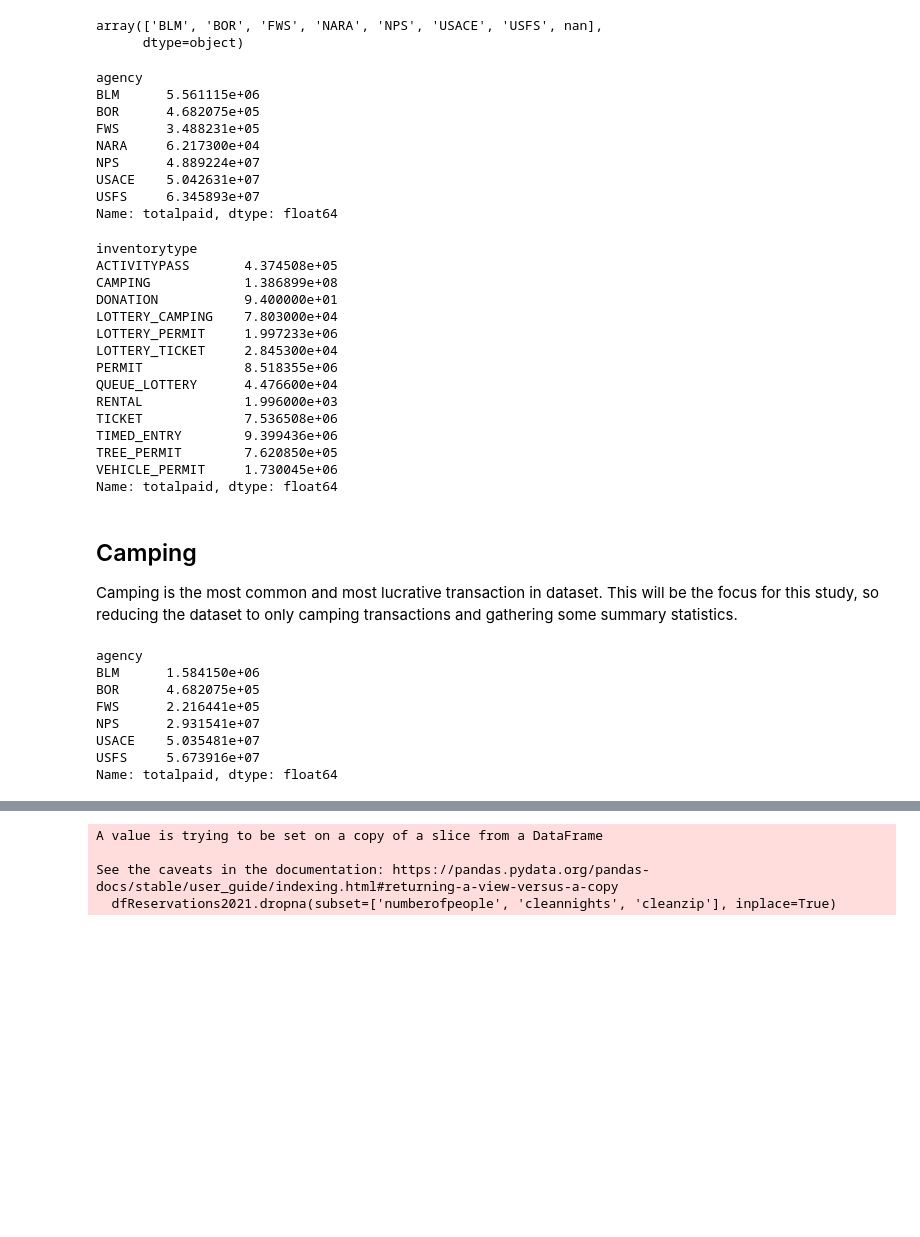
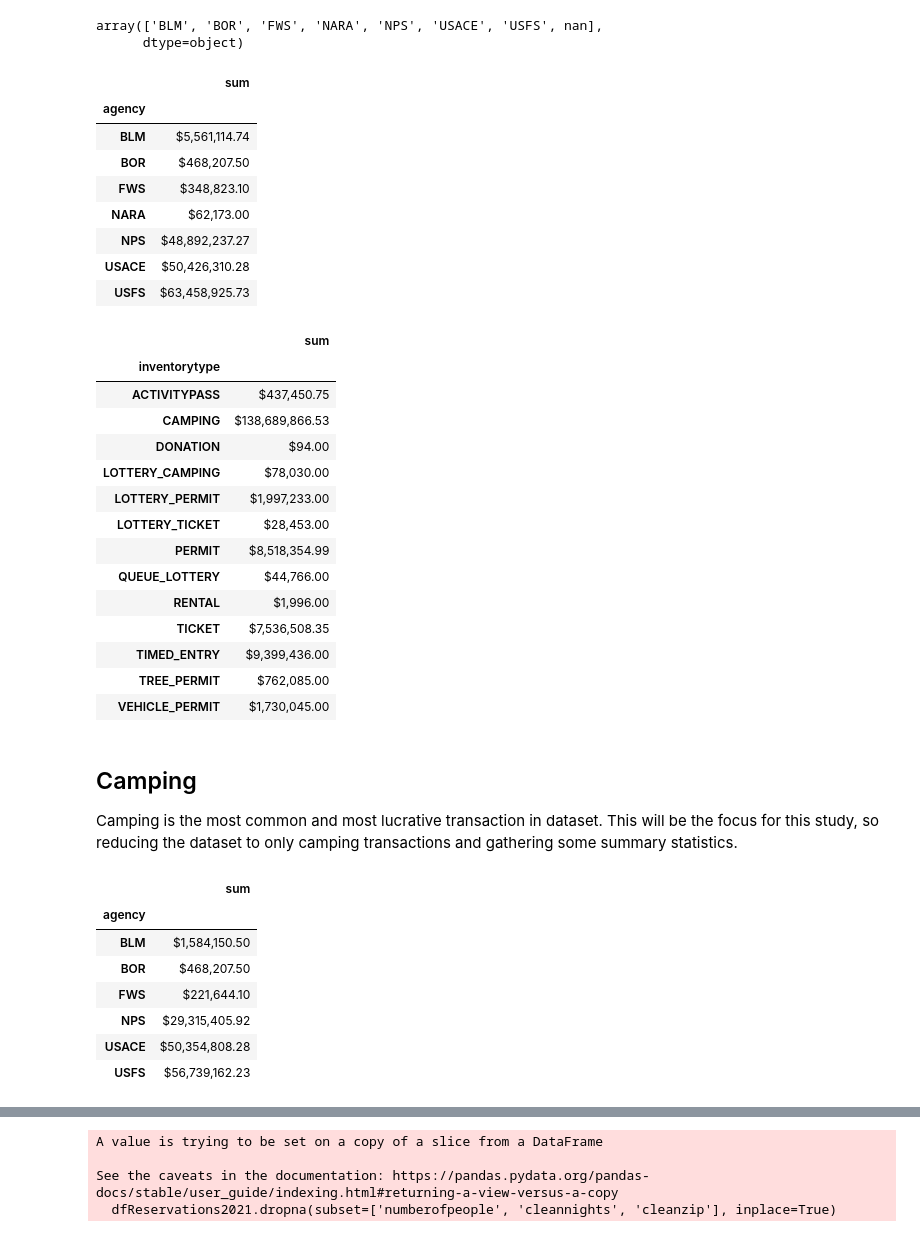
Before and after one commit to burgwyn/DATA602, a Jupyter notebook: Reservations.ipynb, the cells around one changed output, grey strips where cells are left out. Drawn from its saved outputs; the diff is of its cells as text; code cells hidden in the pictures; blank space fills up the shorter version.

```diff
--- a/Reservations.ipynb
+++ b/Reservations.ipynb
@@ -270,36 +247,36 @@ array(['BLM', 'BOR', 'FWS', 'NARA', 'NPS', 'USACE', 'USFS', nan],
       dtype=object)
 # %%
 # display revenue by agency
-dfReservations2021.groupby('agency')['totalpaid'].sum()
+(dfReservations2021.groupby('agency')['totalpaid'].agg(['sum']).style.format('${0:,.2f}'))
 # %% [output]
-agency
-BLM      5.561115e+06
-BOR      4.682075e+05
-FWS      3.488231e+05
-NARA     6.217300e+04
-NPS      4.889224e+07
-USACE    5.042631e+07
-USFS     6.345893e+07
-Name: totalpaid, dtype: float64
+|  | sum |
+| agency |  |
+| BLM | $5,561,114.74 |
+| BOR | $468,207.50 |
+| FWS | $348,823.10 |
+| NARA | $62,173.00 |
+| NPS | $48,892,237.27 |
+| USACE | $50,426,310.28 |
+| USFS | $63,458,925.73 |
 # %%
 # display all spending by inventory type
-dfReservations2021.groupby('inventorytype')['totalpaid'].sum()
+(dfReservations2021.groupby('inventorytype')['totalpaid'].agg(['sum']).style.format('${0:,.2f}'))
 # %% [output]
-inventorytype
-ACTIVITYPASS       4.374508e+05
-CAMPING            1.386899e+08
-DONATION           9.400000e+01
-LOTTERY_CAMPING    7.803000e+04
-LOTTERY_PERMIT     1.997233e+06
-LOTTERY_TICKET     2.845300e+04
-PERMIT             8.518355e+06
-QUEUE_LOTTERY      4.476600e+04
-RENTAL             1.996000e+03
-TICKET             7.536508e+06
-TIMED_ENTRY        9.399436e+06
-TREE_PERMIT        7.620850e+05
-VEHICLE_PERMIT     1.730045e+06
-Name: totalpaid, dtype: float64
+|  | sum |
+| inventorytype |  |
+| ACTIVITYPASS | $437,450.75 |
+| CAMPING | $138,689,866.53 |
+| DONATION | $94.00 |
+| LOTTERY_CAMPING | $78,030.00 |
+| LOTTERY_PERMIT | $1,997,233.00 |
+| LOTTERY_TICKET | $28,453.00 |
+| PERMIT | $8,518,354.99 |
+| QUEUE_LOTTERY | $44,766.00 |
+| RENTAL | $1,996.00 |
+| TICKET | $7,536,508.35 |
+| TIMED_ENTRY | $9,399,436.00 |
+| TREE_PERMIT | $762,085.00 |
+| VEHICLE_PERMIT | $1,730,045.00 |
 # %% [markdown]
 ## Camping
 
@@ -309,15 +286,15 @@ Camping is the most common and most lucrative transaction in dataset.  This will
 dfReservations2021 = dfReservations2021[dfReservations2021['inventorytype'] == 'CAMPING']
 # %%
 # display camping revenue by agency
-dfReservations2021.groupby('agency')['totalpaid'].sum()
+(dfReservations2021.groupby('agency')['totalpaid'].agg(['sum']).style.format('${0:,.2f}'))
 # %% [output]
-agency
-BLM      1.584150e+06
-BOR      4.682075e+05
-FWS      2.216441e+05
-NPS      2.931541e+07
-USACE    5.035481e+07
-USFS     5.673916e+07
-Name: totalpaid, dtype: float64
+|  | sum |
+| agency |  |
+| BLM | $1,584,150.50 |
+| BOR | $468,207.50 |
+| FWS | $221,644.10 |
+| NPS | $29,315,405.92 |
+| USACE | $50,354,808.28 |
+| USFS | $56,739,162.23 |
 # %%
 # display camping revenue by park
```
Also changed, not shown: parts of 18 cells of this notebook.
